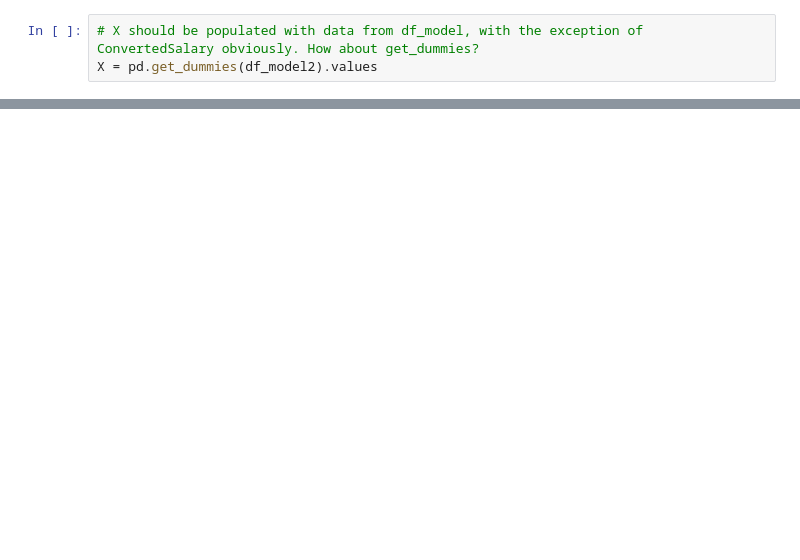
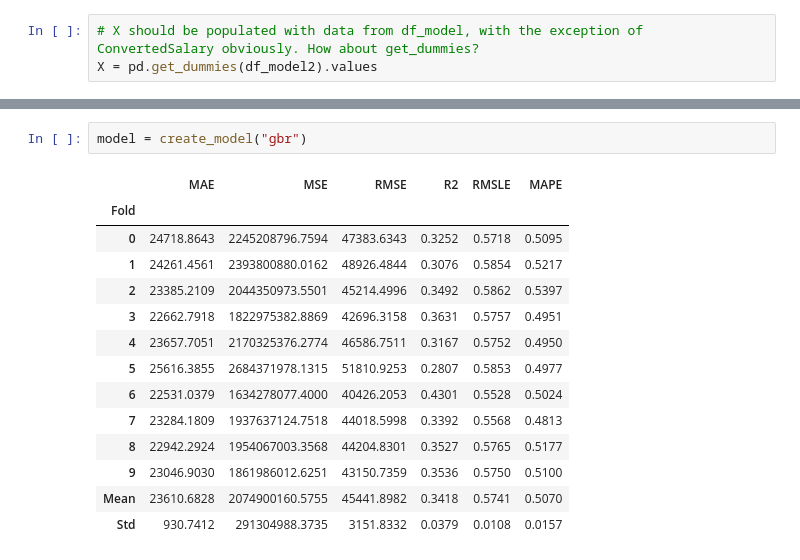
Before and after one commit to hbatistuzzo/Ironhack-FinalProject, a Jupyter notebook: case_AME.ipynb, the cells around one changed output, grey strips where cells are left out. Cells and saved outputs as stored; diff of their text form; blank space fills up the shorter version.

```diff
--- a/case_AME.ipynb
+++ b/case_AME.ipynb
@@ -1084,0 +1237,17 @@ Final testing examples:         2415
+# %%
+model = create_model("gbr")
+# %% [output]
+|  | MAE | MSE | RMSE | R2 | RMSLE | MAPE |
+| Fold |  |  |  |  |  |  |
+| 0 | 24718.8643 | 2245208796.7594 | 47383.6343 | 0.3252 | 0.5718 | 0.5095 |
+| 1 | 24261.4561 | 2393800880.0162 | 48926.4844 | 0.3076 | 0.5854 | 0.5217 |
+| 2 | 23385.2109 | 2044350973.5501 | 45214.4996 | 0.3492 | 0.5862 | 0.5397 |
+| 3 | 22662.7918 | 1822975382.8869 | 42696.3158 | 0.3631 | 0.5757 | 0.4951 |
+| 4 | 23657.7051 | 2170325376.2774 | 46586.7511 | 0.3167 | 0.5752 | 0.4950 |
+| 5 | 25616.3855 | 2684371978.1315 | 51810.9253 | 0.2807 | 0.5853 | 0.4977 |
+| 6 | 22531.0379 | 1634278077.4000 | 40426.2053 | 0.4301 | 0.5528 | 0.5024 |
+| 7 | 23284.1809 | 1937637124.7518 | 44018.5998 | 0.3392 | 0.5568 | 0.4813 |
+| 8 | 22942.2924 | 1954067003.3568 | 44204.8301 | 0.3527 | 0.5765 | 0.5177 |
+| 9 | 23046.9030 | 1861986012.6251 | 43150.7359 | 0.3536 | 0.5750 | 0.5100 |
+| Mean | 23610.6828 | 2074900160.5755 | 45441.8982 | 0.3418 | 0.5741 | 0.5070 |
+| Std | 930.7412 | 291304988.3735 | 3151.8332 | 0.0379 | 0.0108 | 0.0157 |
```
Also changed, not shown: parts of 52 cells of this notebook, 6 other files.
